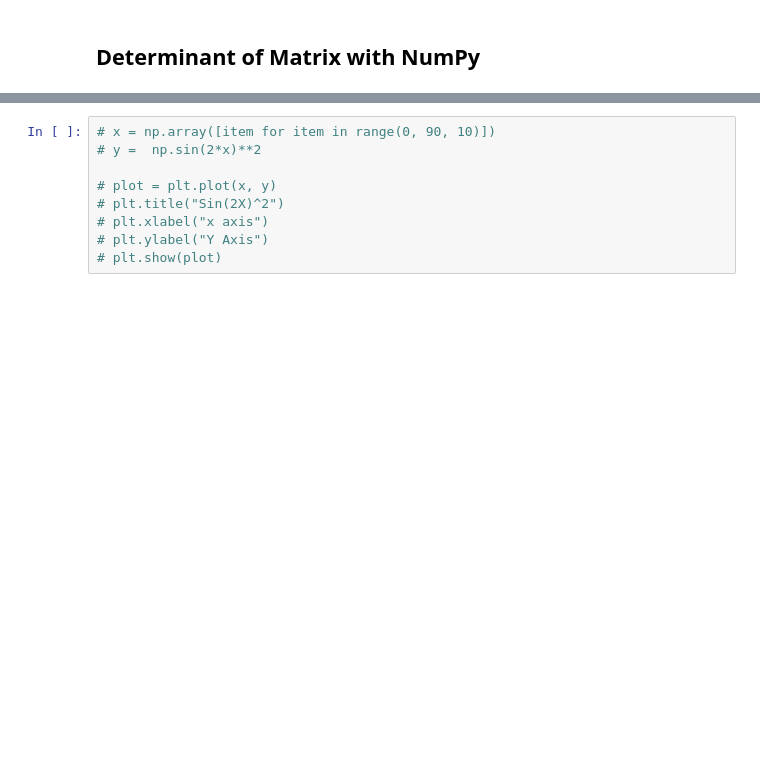
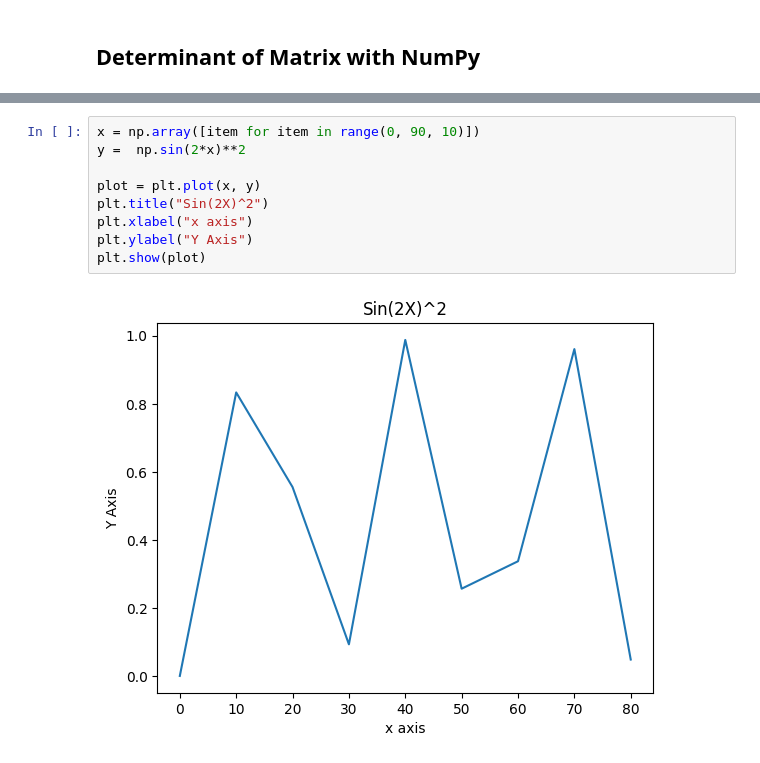
Before and after one commit to dr-afshinmehr/Computer_Vision_Image_Processing_Learning, a Jupyter notebook: Matrices_&_Vector_Calculating/Vectores&Matrices.ipynb, the cells around one changed output, grey strips where cells are left out. Saved outputs shown, nothing was run; the diff lists cells and outputs as text; blank space fills up the shorter version.

```diff
--- a/Matrices_&_Vector_Calculating/Vectores&Matrices.ipynb
+++ b/Matrices_&_Vector_Calculating/Vectores&Matrices.ipynb
@@ -87,10 +103,12 @@ NumPy is short for "Numerical Python".
 # %%
-# x = np.array([item for item in range(0, 90, 10)])
-# y =  np.sin(2*x)**2
+x = np.array([item for item in range(0, 90, 10)])
+y =  np.sin(2*x)**2
 
-# plot = plt.plot(x, y)
-# plt.title("Sin(2X)^2")
-# plt.xlabel("x axis")
-# plt.ylabel("Y Axis")
-# plt.show(plot)
+plot = plt.plot(x, y)
+plt.title("Sin(2X)^2")
+plt.xlabel("x axis")
+plt.ylabel("Y Axis")
+plt.show(plot)
+# %% [output]
+[figure, added]
 # %%
```
Also changed, not shown: parts of 6 cells of this notebook, 1 other file.
